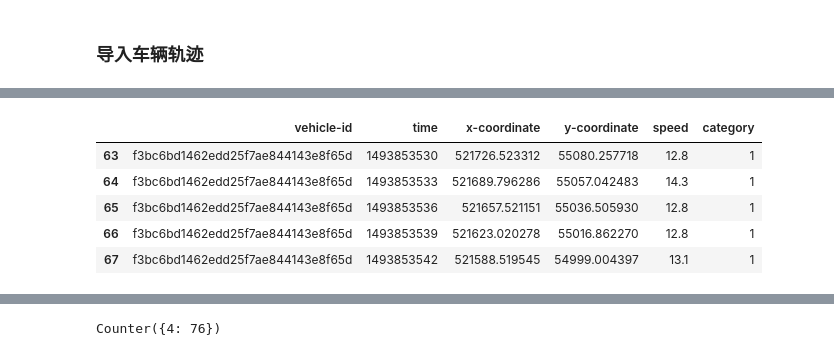
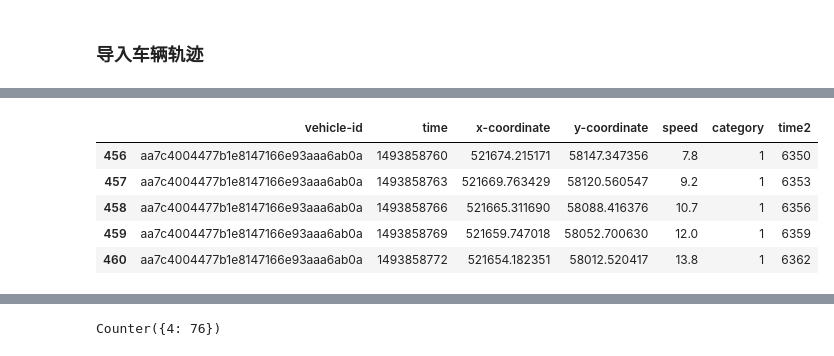
Before and after one commit to makelove/Didi_DI-TECH_3th_smart_traffic_light_Competition, a Jupyter notebook: py/车辆轨迹,经过哪些路口.ipynb, the cells around one changed output, grey strips where cells are left out. Saved outputs shown, nothing was run; the diff lists cells and outputs as text; code cells hidden in the pictures.

```diff
--- a/py/车辆轨迹,经过哪些路口.ipynb
+++ b/py/车辆轨迹,经过哪些路口.ipynb
@@ -17,13 +30,14 @@ df=pd.read_csv(fpath)#轨迹数据.txt 格式有问题，每个行尾多了个
 df=df.sort_values(by='time')
 # %%
 # df2=df[df['vehicle-id']=='4c0c4745067197be22182d262b44f48a']
-df2=df[df['vehicle-id']=='f3bc6bd1462edd25f7ae844143e8f65d']
+df2=df[df['vehicle-id']=='aa7c4004477b1e8147166e93aaa6ab0a']
+# df2=df[df['vehicle-id']=='f3bc6bd1462edd25f7ae844143e8f65d']
 df2=df2.sort_values(by='time')
 df2.head()
 # %% [output]
-|  | vehicle-id | time | x-coordinate | y-coordinate | speed | category |
-| 63 | f3bc6bd1462edd25f7ae844143e8f65d | 1493853530 | 521726.523312 | 55080.257718 | 12.8 | 1 |
-| 64 | f3bc6bd1462edd25f7ae844143e8f65d | 1493853533 | 521689.796286 | 55057.042483 | 14.3 | 1 |
-| 65 | f3bc6bd1462edd25f7ae844143e8f65d | 1493853536 | 521657.521151 | 55036.505930 | 12.8 | 1 |
-| 66 | f3bc6bd1462edd25f7ae844143e8f65d | 1493853539 | 521623.020278 | 55016.862270 | 12.8 | 1 |
-| 67 | f3bc6bd1462edd25f7ae844143e8f65d | 1493853542 | 521588.519545 | 54999.004397 | 13.1 | 1 |
+|  | vehicle-id | time | x-coordinate | y-coordinate | speed | category | time2 |
+| 456 | aa7c4004477b1e8147166e93aaa6ab0a | 1493858760 | 521674.215171 | 58147.347356 | 7.8 | 1 | 6350 |
+| 457 | aa7c4004477b1e8147166e93aaa6ab0a | 1493858763 | 521669.763429 | 58120.560547 | 9.2 | 1 | 6353 |
+| 458 | aa7c4004477b1e8147166e93aaa6ab0a | 1493858766 | 521665.311690 | 58088.416376 | 10.7 | 1 | 6356 |
+| 459 | aa7c4004477b1e8147166e93aaa6ab0a | 1493858769 | 521659.747018 | 58052.700630 | 12.0 | 1 | 6359 |
+| 460 | aa7c4004477b1e8147166e93aaa6ab0a | 1493858772 | 521654.182351 | 58012.520417 | 13.8 | 1 | 6362 |
```
Also changed, not shown: parts of 8 cells of this notebook, 6 other files.
